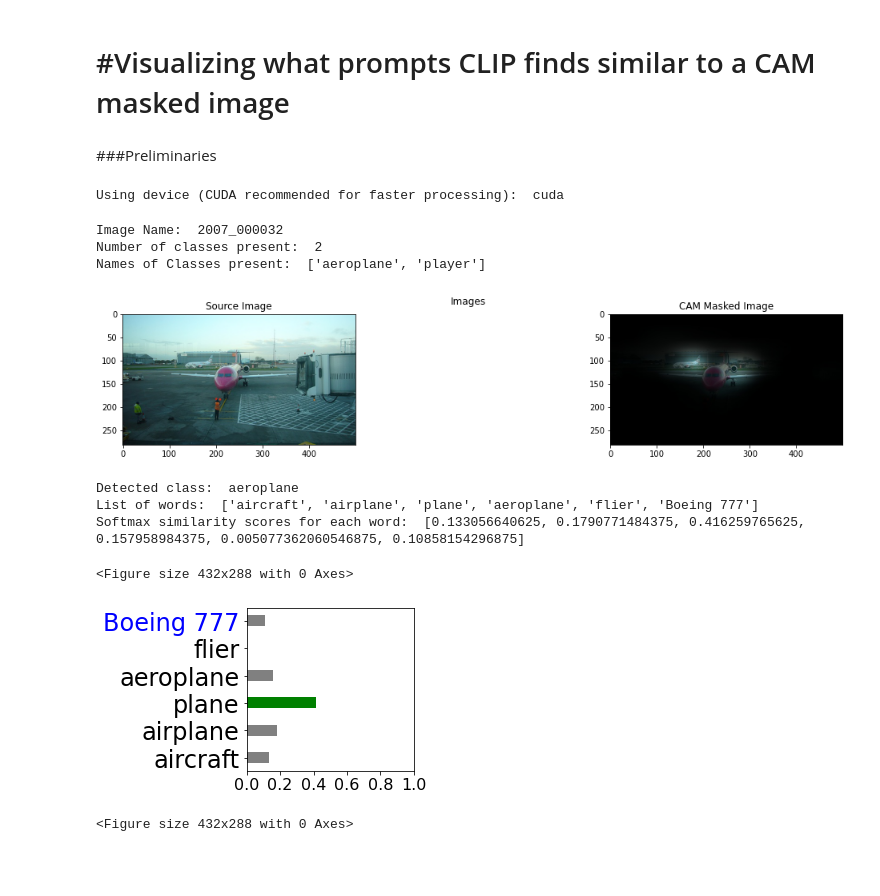
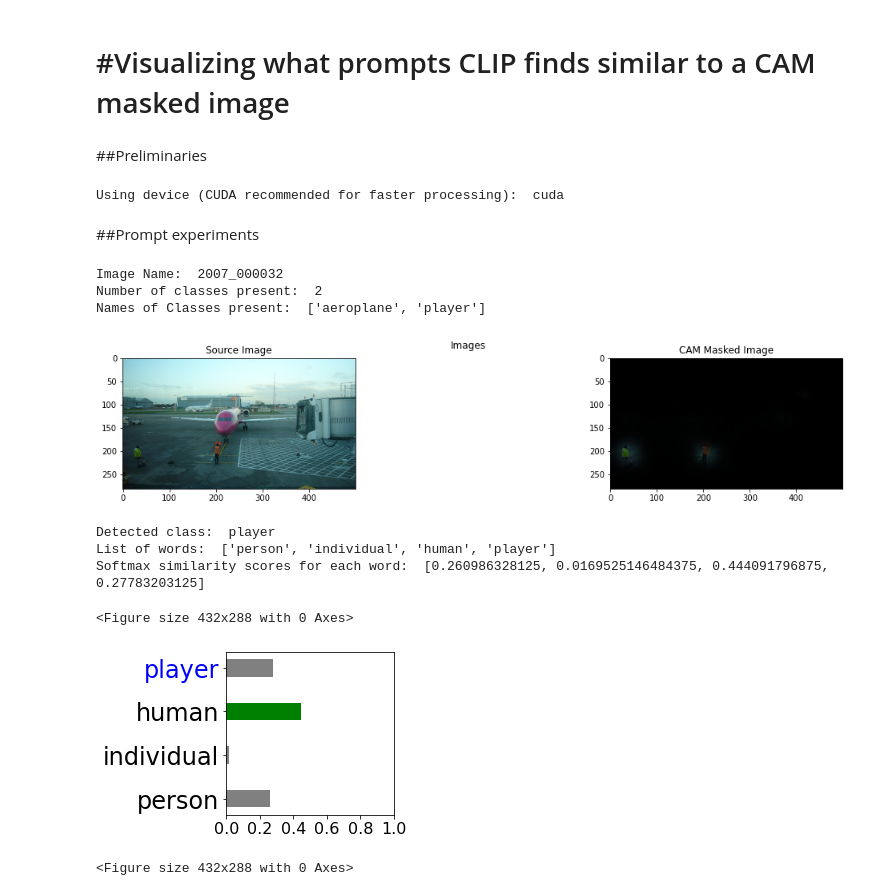
Before and after one commit to Ruxie189/WSS_POLE, a Jupyter notebook: sim_test.ipynb, the cells around one changed output. Saved outputs shown, nothing was run; the diff lists cells and outputs as text; code cells hidden in the pictures; blank space fills up the shorter version.

```diff
--- a/sim_test.ipynb
+++ b/sim_test.ipynb
@@ -2,7 +2,7 @@
 #Visualizing what prompts CLIP finds similar to a CAM masked image
 ======
 # %% [markdown]
-###Preliminaries
+##Preliminaries
 # %%
 import matplotlib.pyplot as plt
 import numpy as np
@@ -30,10 +27,12 @@ clip_model, preprocess = clip.load('ViT-B/32', device=device)
 clip_model = clip_model.eval()
 # %% [output]
 Using device (CUDA recommended for faster processing):  cuda
+# %% [markdown]
+##Prompt experiments
 # %%
 ############ USER INPUTS ####################
 test_img_name = "2007_000032"
-num = 0
+num = 1
 #############################################
 
 # -------------------- Prelim Loading --------------------------------------------------------
@@ -82,8 +81,8 @@ else:
 
 #Use the following lines to custom add words
 #word_list.remove("")
-word_list.insert(0, "flier")
-word_list.insert(0, "Boeing 777")
+#word_list.insert(0, "")
+
 # ----------------------------------------------------------------------------------------------
 
 print("Detected class: ", class_name)
@@ -101,36 +100,36 @@ print("Softmax similarity scores for each word: ", scores)
 
 
 
 # -------------------- Plot Tools --------------------------------------------------------
 f, ax = plt.subplots()
 f.set_figwidth(3)
 f.set_figheight(3)
 COL = ["grey" for pointer in range(len(word_list))]
 COL[np.argmax(np.array(scores))] = "green"
 ax.barh(word_list, scores, color = COL, height=0.4)
 
 #ax.ylabel("Words")
 plt.yticks(fontsize=24)
 plt.xticks(fontsize=16)
 plt.xlim([0.0,1.0])
 ax.get_yticklabels()[-1].set_color("blue")
 #plt.xlabel("Similarity")
 #plt.title("Softmax sim (Rescam word: {})".format(rescam[test_img_name.replace("_", "")][num]))
 
 
 plt.show()
 
 #plt.savefig(".\\chosen_ones\\"+test_img_name+"\\class_"+str(num)+"\\"+LOD_names[dnum]+".png", bbox_inches='tight')
 plt.clf()
 # ----------------------------------------------------------------------------------------
 # %% [output]
 Image Name:  2007_000032
 Number of classes present:  2
 Names of Classes present:  ['aeroplane', 'player']
-[figure, old version]
+[figure, new version]
-Detected class:  aeroplane
-List of words:  ['aircraft', 'airplane', 'plane', 'aeroplane', 'flier', 'Boeing 777']
-Softmax similarity scores for each word:  [0.133056640625, 0.1790771484375, 0.416259765625, 0.157958984375, 0.005077362060546875, 0.10858154296875]
+Detected class:  player
+List of words:  ['person', 'individual', 'human', 'player']
+Softmax similarity scores for each word:  [0.260986328125, 0.0169525146484375, 0.444091796875, 0.27783203125]
 <Figure size 432x288 with 0 Axes>
-[figure, old version]
+[figure, new version]
 <Figure size 432x288 with 0 Axes>
```
Also changed, not shown: parts of 1 cell of this notebook, 1 other file.
